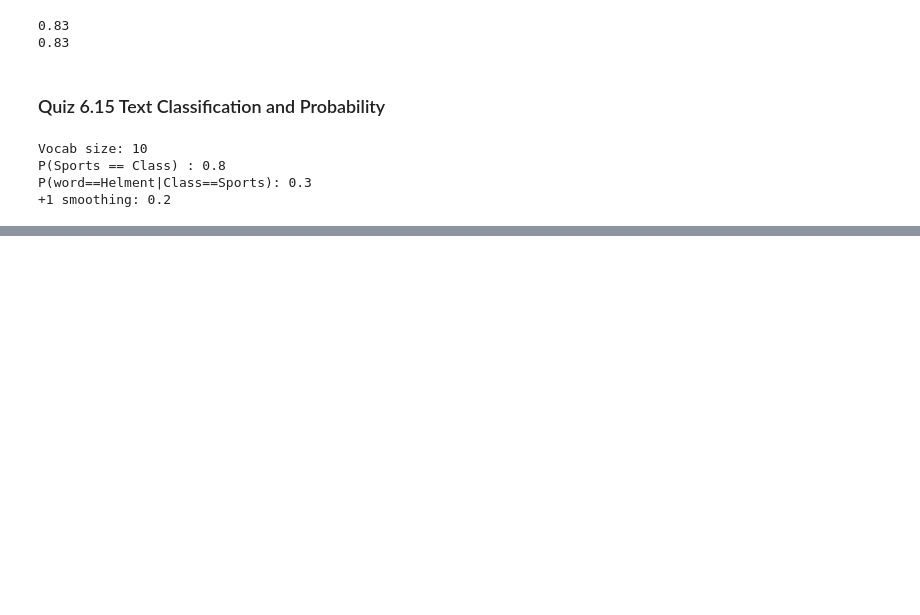
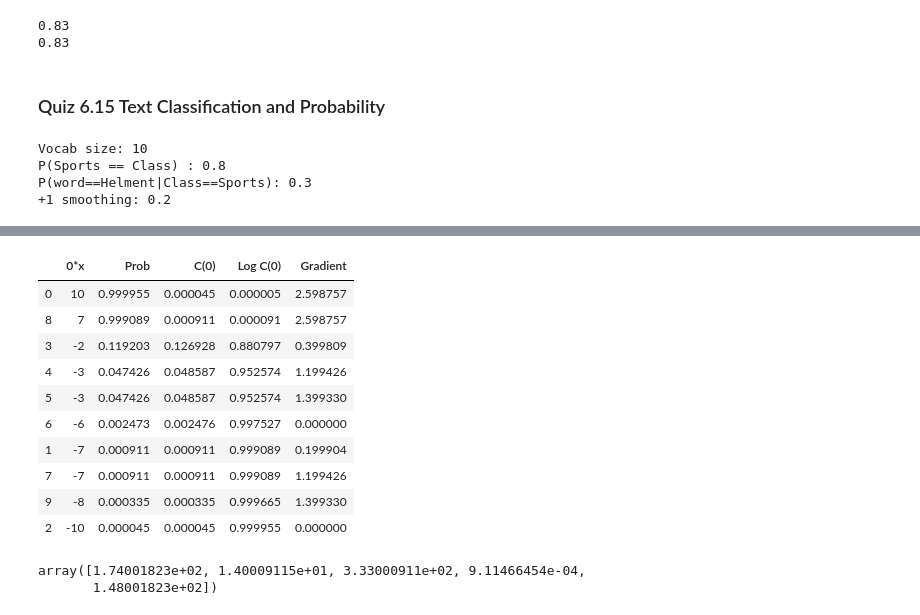
Before and after one commit to evdelph/Data-Science-Projects, a Jupyter notebook: Quizzes and Fun Stuff.ipynb, the cells around one changed output, grey strips where cells are left out. Cells and saved outputs as stored; diff of their text form; code cells hidden in the pictures; blank space fills up the shorter version.

```diff
--- a/Quizzes and Fun Stuff.ipynb
+++ b/Quizzes and Fun Stuff.ipynb
@@ -130,0 +233,16 @@ numerator
+# %%
+# Binomial probability function for logit
+f = lambda t: 1/(1 + np.exp(-t))
+
+# Create probabilities with neg t's
+neg_p = [f((i*-1)/10) for i in range(0,11)]
+
+# Create probabilities with pos t's
+pos_p = [f(i/10) for i in range(0,11)]
+
+# Quick analysis between t and p
+print(f'When t == 0, then p is: {pos_p[0]}')
+print('When t < 0')
+pp.pprint(neg_p[1:10])
+print('When t > 0')
+pp.pprint(pos_p[1:10])
@@ -130,0 +267,61 @@ numerator
+# %%
+# Playing around with binomial logistic regression
+# High probabilities for positive y=1 classes
+# low probabilities for negative y=classes
+rn.seed(42)
+thetas = np.array([rn.randint(-10,10) for i in range(10)])
+y = np.array([1,0,0,0,0,0,0,0,1,0])
+
+# Find pvalues
+probs = f(thetas)
+
+# Simple cost function
+cost = np.array([-np.log(1-probs[i]) if thetas[i] < 0 else -np.log(probs[i]) for i in range(len(probs))])
+
+# Log cost function
+log_cost = (-1/y.shape[0]) * (y * np.log(p)) + ((1-y) * (1-p))
+
+# Gradient
+gradients = (1/y.shape[0]) * (np.dot(np.dot(probs,y),x.T))
+
+# Visualize results
+data = {'0*x':thetas,'Prob':p,'C(0)':cost,'Log C(0)':log_cost,'Gradient':gradients}
+df = pd.DataFrame(data=data)
+df.sort_values(by=['0*x'],ascending=False)
+# %% [output]
+|  | 0*x | Prob | C(0) | Log C(0) | Gradient |
+| 0 | 10 | 0.999955 | 0.000045 | 0.000005 | 2.598757 |
+| 8 | 7 | 0.999089 | 0.000911 | 0.000091 | 2.598757 |
+| 3 | -2 | 0.119203 | 0.126928 | 0.880797 | 0.399809 |
+| 4 | -3 | 0.047426 | 0.048587 | 0.952574 | 1.199426 |
+| 5 | -3 | 0.047426 | 0.048587 | 0.952574 | 1.399330 |
+| 6 | -6 | 0.002473 | 0.002476 | 0.997527 | 0.000000 |
+| 1 | -7 | 0.000911 | 0.000911 | 0.999089 | 0.199904 |
+| 7 | -7 | 0.000911 | 0.000911 | 0.999089 | 1.199426 |
+| 9 | -8 | 0.000335 | 0.000335 | 0.999665 | 1.399330 |
+| 2 | -10 | 0.000045 | 0.000045 | 0.999955 | 0.000000 |
+# %%
+# Playing around with multinomial regression
+rn.seed(42)
+X = np.array([rn.randint(-10,97) for i in range(5)])
+W = np.array([(rn.randint(0,4),rn.randint(10,10),
+               rn.randint(9,18),rn.randint(2,4),
+               rn.randint(9,10)) for i in range(5)])
+y = np.array([rn.randint(0,5) for i in range(5)])
+
+# Weighted distance
+dists = X.dot(W.T)
+
+# Calculate probabilities
+p = lambda t: np.exp(t) / np.sum(np.exp(t))
+probs = p(dists)
+
+# chosen class/probability
+yhat = y[np.argmax(probs)]
+
+# CXE
+cxe = -y*np.log(probs)-(1-y)*np.log(1-probs)
+cxe
+# %% [output]
+array([1.74001823e+02, 1.40009115e+01, 3.33000911e+02, 9.11466454e-04,
+       1.48001823e+02])
```
Also changed, not shown: parts of 34 cells of this notebook.
